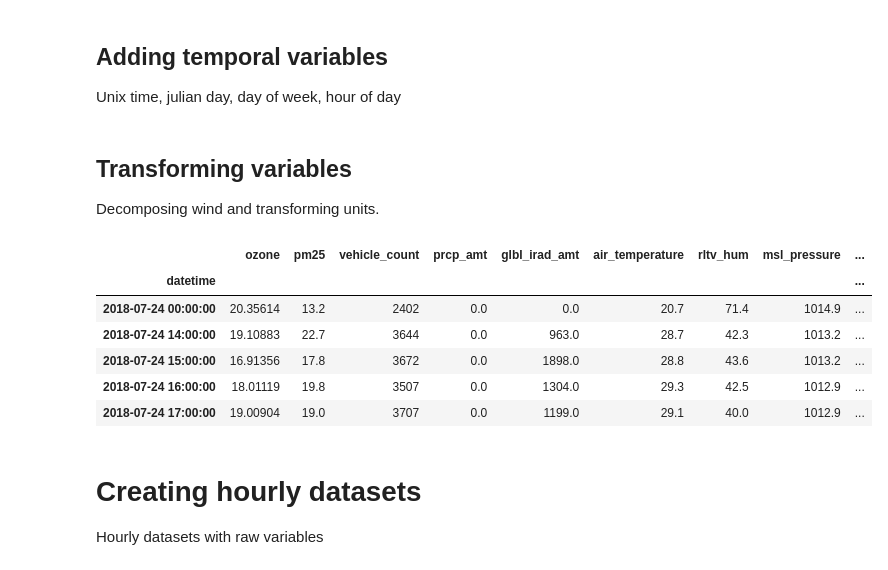
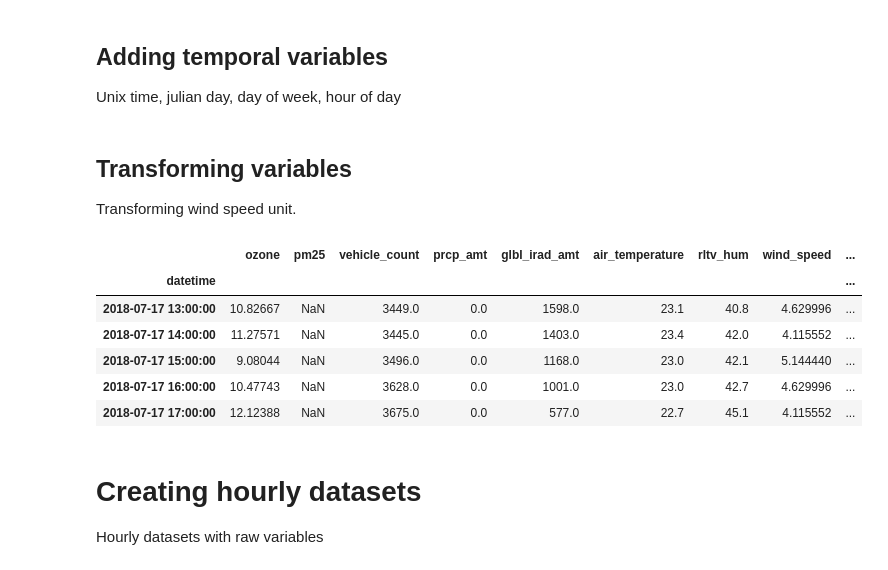
Before and after one commit to Salies/my1-sr, a Jupyter notebook: transform/silver_to_gold.ipynb, the cells around one changed output. Cells and saved outputs as stored; diff of their text form; code cells hidden in the pictures.

```diff
--- a/transform/silver_to_gold.ipynb
+++ b/transform/silver_to_gold.ipynb
@@ -24,26 +24,26 @@ df['day_of_week'] = df.index.dayofweek
 df['hour_of_day'] = df.index.hour
 # %% [markdown]
 ## Transforming variables
-Decomposing wind and transforming units.
+Transforming wind speed unit.
 # %%
 # winds speed from knots to m/s
 df['wind_speed'] = df['wind_speed'] * 0.514444
 
-wd_rad = np.deg2rad(df['wind_direction'])
-df['wind_u'] = -df['wind_speed'] * np.sin(wd_rad) # + = east
-df['wind_v'] = -df['wind_speed'] * np.cos(wd_rad) # + = north
+#wd_rad = np.deg2rad(df['wind_direction'])
+#df['wind_u'] = -df['wind_speed'] * np.sin(wd_rad) # + = east
+#df['wind_v'] = -df['wind_speed'] * np.cos(wd_rad) # + = north
 
 # drop
-df.drop(columns=['wind_speed', 'wind_direction'], inplace=True)
+#df.drop(columns=['wind_speed', 'wind_direction'], inplace=True)
 df.head()
 # %% [output]
-|  | ozone | pm25 | vehicle_count | prcp_amt | glbl_irad_amt | air_temperature | rltv_hum | msl_pressure | ... |
+|  | ozone | pm25 | vehicle_count | prcp_amt | glbl_irad_amt | air_temperature | rltv_hum | wind_speed | ... |
 | datetime |  |  |  |  |  |  |  |  | ... |
-| 2018-07-24 00:00:00 | 20.35614 | 13.2 | 2402 | 0.0 | 0.0 | 20.7 | 71.4 | 1014.9 | ... |
-| 2018-07-24 14:00:00 | 19.10883 | 22.7 | 3644 | 0.0 | 963.0 | 28.7 | 42.3 | 1013.2 | ... |
-| 2018-07-24 15:00:00 | 16.91356 | 17.8 | 3672 | 0.0 | 1898.0 | 28.8 | 43.6 | 1013.2 | ... |
-| 2018-07-24 16:00:00 | 18.01119 | 19.8 | 3507 | 0.0 | 1304.0 | 29.3 | 42.5 | 1012.9 | ... |
-| 2018-07-24 17:00:00 | 19.00904 | 19.0 | 3707 | 0.0 | 1199.0 | 29.1 | 40.0 | 1012.9 | ... |
+| 2018-07-17 13:00:00 | 10.82667 | NaN | 3449.0 | 0.0 | 1598.0 | 23.1 | 40.8 | 4.629996 | ... |
+| 2018-07-17 14:00:00 | 11.27571 | NaN | 3445.0 | 0.0 | 1403.0 | 23.4 | 42.0 | 4.115552 | ... |
+| 2018-07-17 15:00:00 | 9.08044 | NaN | 3496.0 | 0.0 | 1168.0 | 23.0 | 42.1 | 5.144440 | ... |
+| 2018-07-17 16:00:00 | 10.47743 | NaN | 3628.0 | 0.0 | 1001.0 | 23.0 | 42.7 | 4.629996 | ... |
+| 2018-07-17 17:00:00 | 12.12388 | NaN | 3675.0 | 0.0 | 577.0 | 22.7 | 45.1 | 4.115552 | ... |
 # %% [markdown]
 # Creating hourly datasets
 
```
Also changed, not shown: parts of 4 cells of this notebook, 8 other files.
